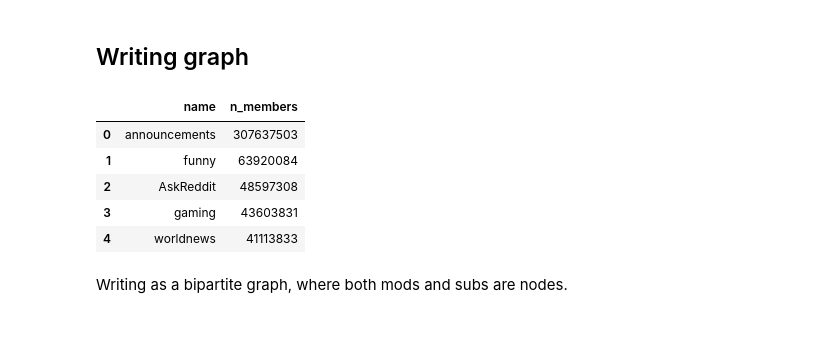
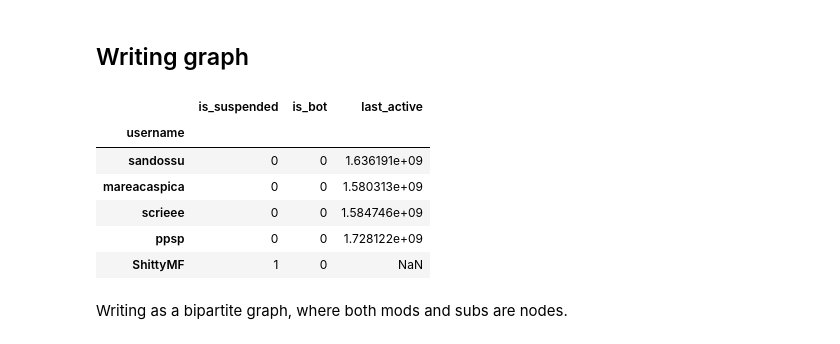
Before and after one commit to almayor/reddit-mods-dataset, a Jupyter notebook: code/reddit-mods-ds.ipynb, the cells around one changed output. Cells and saved outputs as stored; diff of their text form; code cells hidden in the pictures.

```diff
--- a/code/reddit-mods-ds.ipynb
+++ b/code/reddit-mods-ds.ipynb
@@ -418,18 +419,19 @@ with open('../users.csv', 'w') as f:
 # %% [markdown]
 ## Writing graph
 # %%
-df_subs = pd.read_csv('../subreddits.csv')
-df_users = pd.read_csv('../users.csv')
+df_subs = pd.read_csv('../subreddits.csv').set_index('name')
+df_users = pd.read_csv('../users.csv').set_index('username')
 df_mods = pd.read_csv('../moderators.csv', index_col=0)
 # %%
-df_subs.head()
+df_users.head()
 # %% [output]
-|  | name | n_members |
-| 0 | announcements | 307637503 |
-| 1 | funny | 63920084 |
-| 2 | AskReddit | 48597308 |
-| 3 | gaming | 43603831 |
-| 4 | worldnews | 41113833 |
+|  | is_suspended | is_bot | last_active |
+| username |  |  |  |
+| sandossu | 0 | 0 | 1.636191e+09 |
+| mareacaspica | 0 | 0 | 1.580313e+09 |
+| scrieee | 0 | 0 | 1.584746e+09 |
+| ppsp | 0 | 0 | 1.728122e+09 |
+| ShittyMF | 1 | 0 | NaN |
 # %% [markdown]
 Writing as a bipartite graph, where both mods and subs are nodes.
 # %%
```
Also changed, not shown: parts of 1 cell of this notebook, 4 other files.
